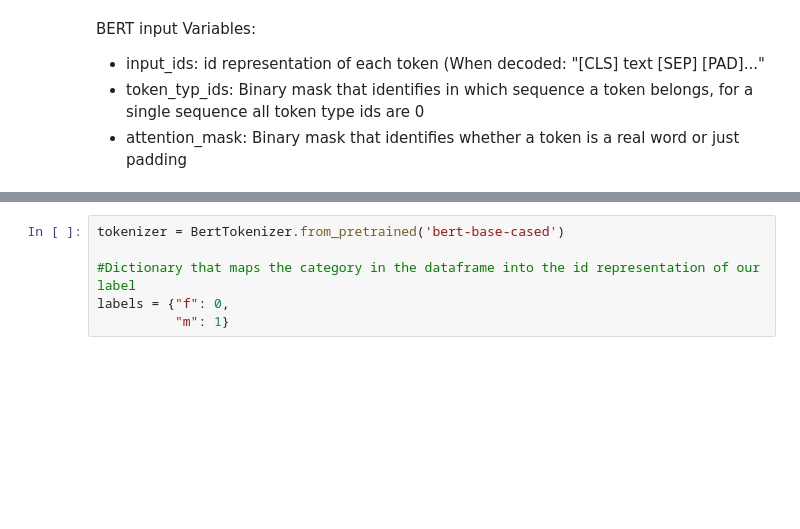
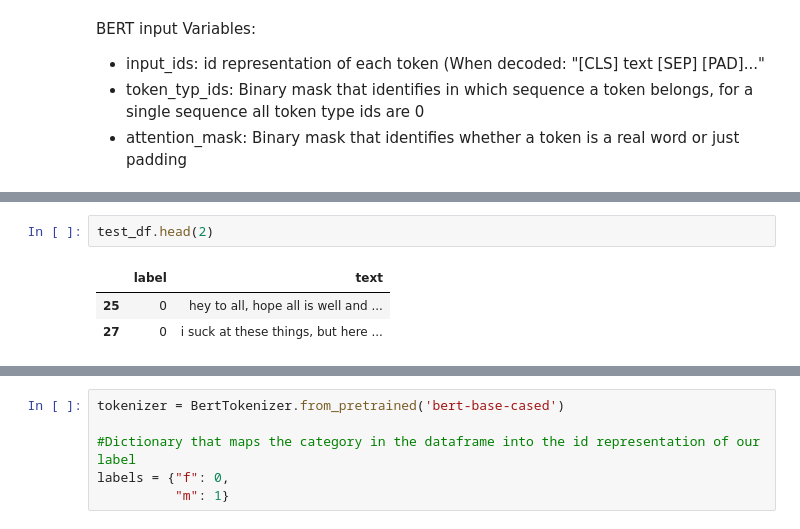
Before and after one commit to NorrisPau/MachineLearning_Class_NoraPauelsen, a Jupyter notebook: notebooks/Pytorch_predict_sex_with_topic_probs.ipynb, the cells around one changed output, grey strips where cells are left out. Drawn from its saved outputs; the diff is of its cells as text; blank space fills up the shorter version.

```diff
--- a/notebooks/Pytorch_predict_sex_with_topic_probs.ipynb
+++ b/notebooks/Pytorch_predict_sex_with_topic_probs.ipynb
@@ -97,0 +105,6 @@ df
+# %%
+test_df.head(2)
+# %% [output]
+|  | label | text |
+| 25 | 0 | hey to all, hope all is well and ... |
+| 27 | 0 | i suck at these things, but here ... |
```
Also changed, not shown: parts of 32 cells of this notebook.
